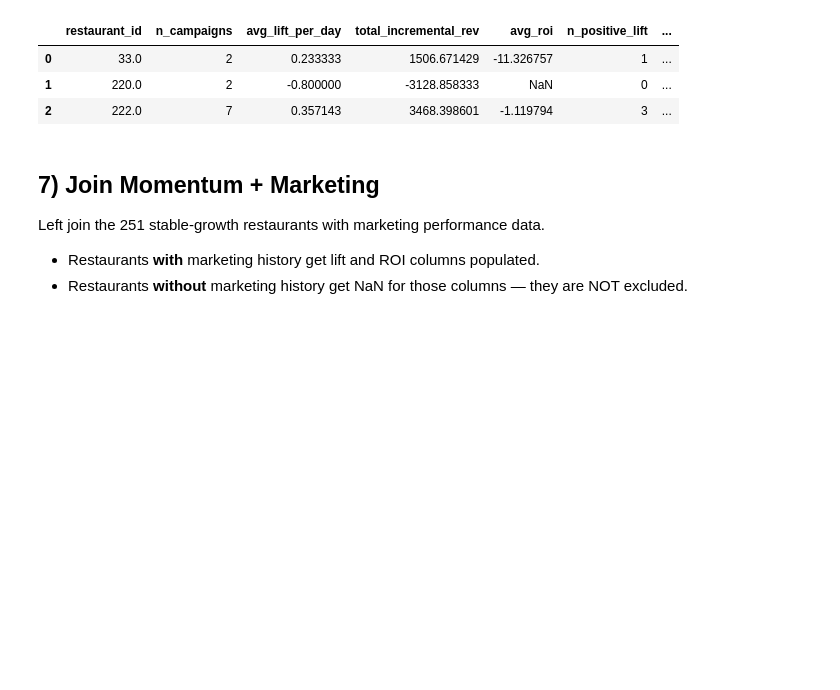
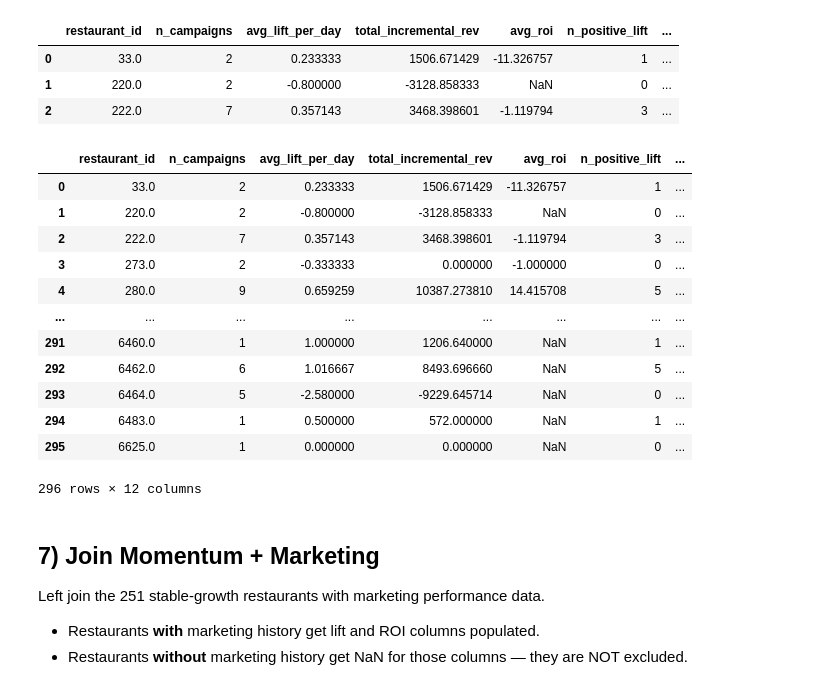
Before and after one commit to liyunling2/OPE, a Jupyter notebook: _4_final_outputs/priority_scoring_seasonality.ipynb, the cells around one changed output. Drawn from its saved outputs; the diff is of its cells as text; code cells hidden in the pictures; blank space fills up the shorter version.

```diff
--- a/_4_final_outputs/priority_scoring_seasonality.ipynb
+++ b/_4_final_outputs/priority_scoring_seasonality.ipynb
@@ -330,6 +330,22 @@ Restaurants with marketing history: 296
 | 0 | 33.0 | 2 | 0.233333 | 1506.671429 | -11.326757 | 1 | ... |
 | 1 | 220.0 | 2 | -0.800000 | -3128.858333 | NaN | 0 | ... |
 | 2 | 222.0 | 7 | 0.357143 | 3468.398601 | -1.119794 | 3 | ... |
+# %%
+rest_mkt
+# %% [output]
+|  | restaurant_id | n_campaigns | avg_lift_per_day | total_incremental_rev | avg_roi | n_positive_lift | ... |
+| 0 | 33.0 | 2 | 0.233333 | 1506.671429 | -11.326757 | 1 | ... |
+| 1 | 220.0 | 2 | -0.800000 | -3128.858333 | NaN | 0 | ... |
+| 2 | 222.0 | 7 | 0.357143 | 3468.398601 | -1.119794 | 3 | ... |
+| 3 | 273.0 | 2 | -0.333333 | 0.000000 | -1.000000 | 0 | ... |
+| 4 | 280.0 | 9 | 0.659259 | 10387.273810 | 14.415708 | 5 | ... |
+| ... | ... | ... | ... | ... | ... | ... | ... |
+| 291 | 6460.0 | 1 | 1.000000 | 1206.640000 | NaN | 1 | ... |
+| 292 | 6462.0 | 6 | 1.016667 | 8493.696660 | NaN | 5 | ... |
+| 293 | 6464.0 | 5 | -2.580000 | -9229.645714 | NaN | 0 | ... |
+| 294 | 6483.0 | 1 | 0.500000 | 572.000000 | NaN | 1 | ... |
+| 295 | 6625.0 | 1 | 0.000000 | 0.000000 | NaN | 0 | ... |
+296 rows × 12 columns
 # %% [markdown]
 ## 7) Join Momentum + Marketing
 
```
Also changed, not shown: parts of 3 cells of this notebook, 11 other files.
